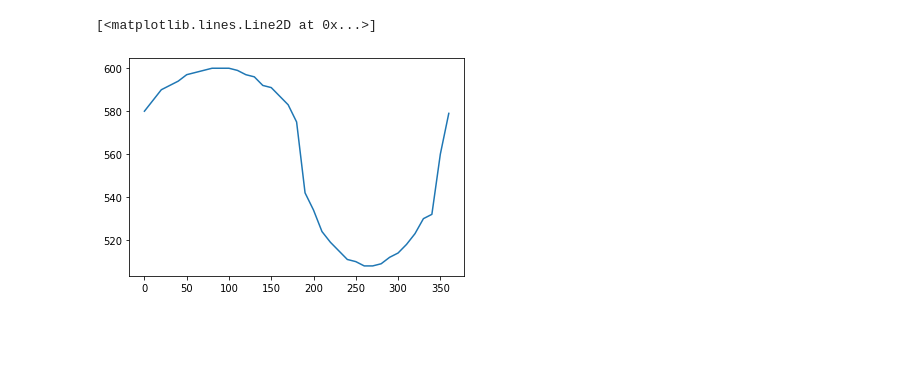
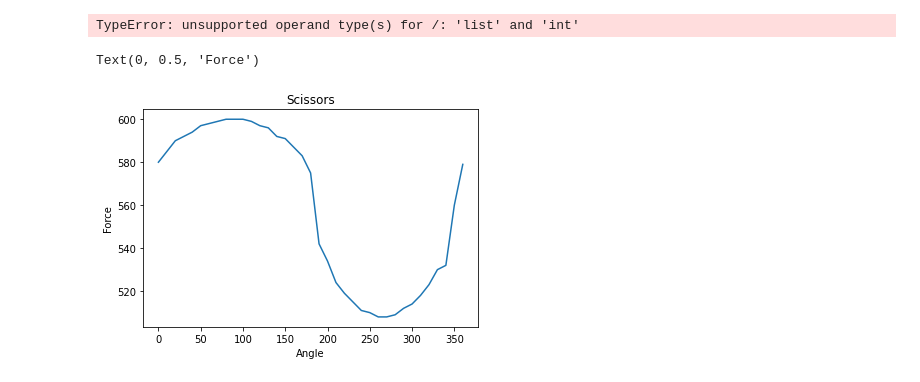
Before and after one commit to Jenirethvanessa/robotic_end-effector, a Jupyter notebook: wrist_twist.ipynb, the cells around one changed output. Saved outputs shown, nothing was run; the diff lists cells and outputs as text; code cells hidden in the pictures; blank space fills up the shorter version.

Commit message:
force results

```diff
--- a/wrist_twist.ipynb
+++ b/wrist_twist.ipynb
@@ -1,10 +1,34 @@
 # %%
 import matplotlib.pyplot as plt
+# %%
+def arduino_to_voltage(arduino_values):
+    voltage_FSR = (arduino_values / 1023)*5
+    return voltage_FSR
+# %%
+weights = [0, 120, 150, 200, 250, 300, 350, 400, 450, 500, 550, 600, 650, 700, 750, 800, 900, 1000]
+value = [0, 140, 300, 580, 640, 740, 770, 800, 870, 880, 890, 900, 905, 915, 927, 925, 935, 945]
+normalized_value = [x / 1023 * 5 for x in value]
+
+def get_force (yvalues):
+    x = weights
+    y = normalized_value
+    xinterp = np.interp(yvalues, y, x)
+
+    return xinterp
 # %%
 force_value = [580, 585, 590, 592, 594, 597, 598, 599, 600, 600, 600, 599, 597, 596, 592, 591, 587, 583, 575, 542, 534, 524, 519, 515,511, 510, 508, 508, 509, 512, 514, 518, 523, 530, 532, 560, 579]
 angle = [0, 10, 20, 30, 40, 50, 60, 70, 80, 90, 100, 110, 120, 130, 140, 150, 160, 170, 180, 190, 200, 210, 220, 230, 240, 250, 260, 270, 280, 290, 300, 310, 320, 330, 340, 350, 360]
+
+
+force_value = arduino_to_voltage(force_value)
+force_value = get_force(force_value)
+# %% [output]
+TypeError: unsupported operand type(s) for /: 'list' and 'int'
 # %%
 plt.plot(angle, force_value)
+plt.title("Scissors")
+plt.xlabel("Angle")
+plt.ylabel("Force")
 # %% [output]
-[<matplotlib.lines.Line2D at 0x...>]
+Text(0, 0.5, 'Force')
-[figure, old version]
+[figure, new version]
```
Also changed, not shown: 30 other files.
